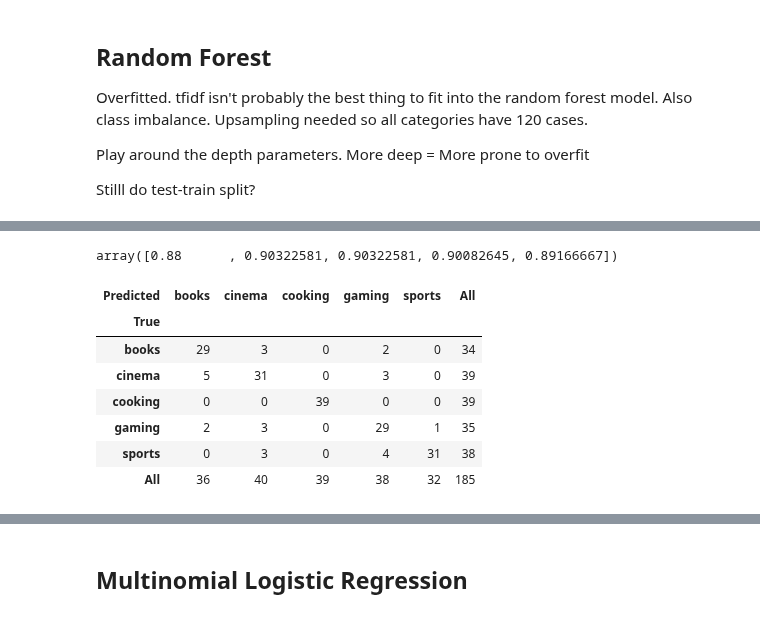
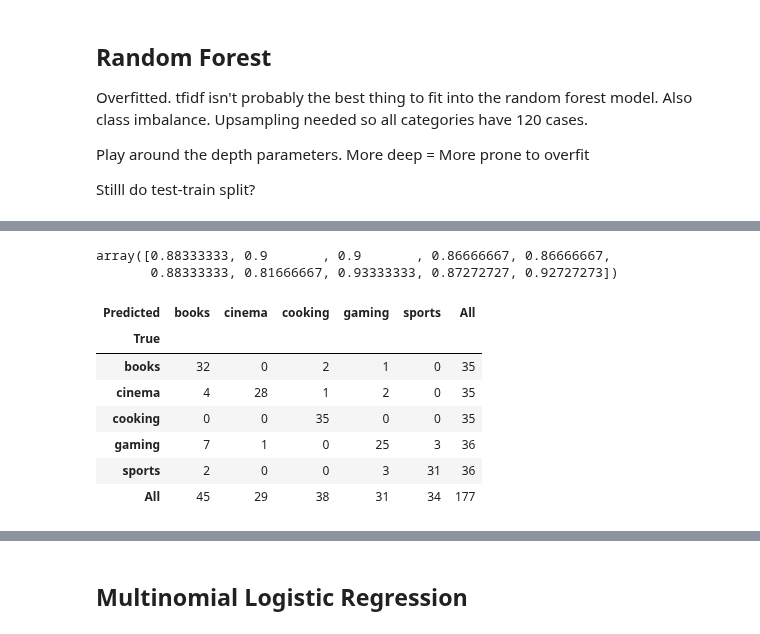
Before and after one commit to jlinGG/Thinkful-DS-Bootcamp, a Jupyter notebook: Final Capstone project.ipynb, the cells around one changed output, grey strips where cells are left out. Saved outputs shown, nothing was run; the diff lists cells and outputs as text; code cells hidden in the pictures.

Commit message:
ngrams yellowbrick and more

```diff
--- a/Final Capstone project.ipynb
+++ b/Final Capstone project.ipynb
@@ -438,8 +498,8 @@ Play around the depth parameters.  More deep = More prone to overfit
 Stilll do test-train split?
 # %%
 rfc = ensemble.RandomForestClassifier()
-train = rfc.fit(X_train, y_train)
+train = rfc.fit(X2_train, y2_train)
 
-print('Training set score:', rfc.score(X_train, y_train))
-print('\nTest set score:', rfc.score(X_test, y_test))
+print('Training set score:', rfc.score(X2_train, y2_train))
+print('\nTest set score:', rfc.score(X2_test, y2_test))
 # %% [output]
@@ -448,0 +509,10 @@ Test set score: 0.9081081081081082
+# %%
+from yellowbrick.classifier import ClassBalance
+classes = ['books','cinema','cooking','gaming','sports',]
+
+# Instantiate the classification model and visualizer
+visualizer = ClassBalance(rfc, classes= classes)
+
+visualizer.fit(X2_train, y2_train)  # Fit the training data to the visualizer
+visualizer.score(X2_test, y2_test)  # Evaluate the model on the test data
+g = visualizer.poof()             # Draw/show/poof the data
@@ -449,18 +521,19 @@ Test set score: 0.9081081081081082
 # %%
-cross_val_score(rfc, X, Y, cv=5)
+cross_val_score(rfc, X2, Y2, cv=10)
 # %% [output]
-array([0.88      , 0.90322581, 0.90322581, 0.90082645, 0.89166667])
+array([0.88333333, 0.9       , 0.9       , 0.86666667, 0.86666667,
+       0.88333333, 0.81666667, 0.93333333, 0.87272727, 0.92727273])
-# %%
-y_pred = rfc.fit(X_train, y_train).predict(X_test)
+# %%
+y2_pred = rfc.fit(X2_train, y2_train).predict(X2_test)
 # %%
 # Taking a look at the confusion matrix
-pd.crosstab(y_test, y_pred, rownames=['True'], colnames=['Predicted'], margins=True)
+pd.crosstab(y2_test, y2_pred, rownames=['True'], colnames=['Predicted'], margins=True)
 # %% [output]
 | Predicted | books | cinema | cooking | gaming | sports | All |
 | True |  |  |  |  |  |  |
-| books | 29 | 3 | 0 | 2 | 0 | 34 |
-| cinema | 5 | 31 | 0 | 3 | 0 | 39 |
-| cooking | 0 | 0 | 39 | 0 | 0 | 39 |
-| gaming | 2 | 3 | 0 | 29 | 1 | 35 |
-| sports | 0 | 3 | 0 | 4 | 31 | 38 |
-| All | 36 | 40 | 39 | 38 | 32 | 185 |
+| books | 32 | 0 | 2 | 1 | 0 | 35 |
+| cinema | 4 | 28 | 1 | 2 | 0 | 35 |
+| cooking | 0 | 0 | 35 | 0 | 0 | 35 |
+| gaming | 7 | 1 | 0 | 25 | 3 | 36 |
+| sports | 2 | 0 | 0 | 3 | 31 | 36 |
+| All | 45 | 29 | 38 | 31 | 34 | 177 |
```
Also changed, not shown: parts of 60 cells of this notebook.
